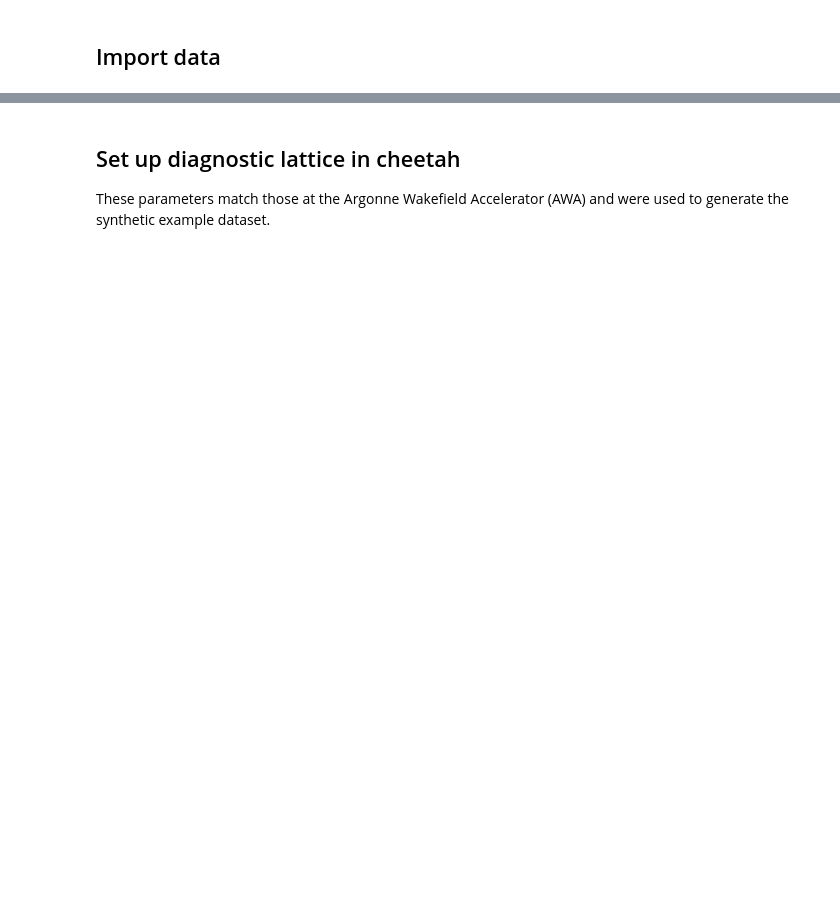
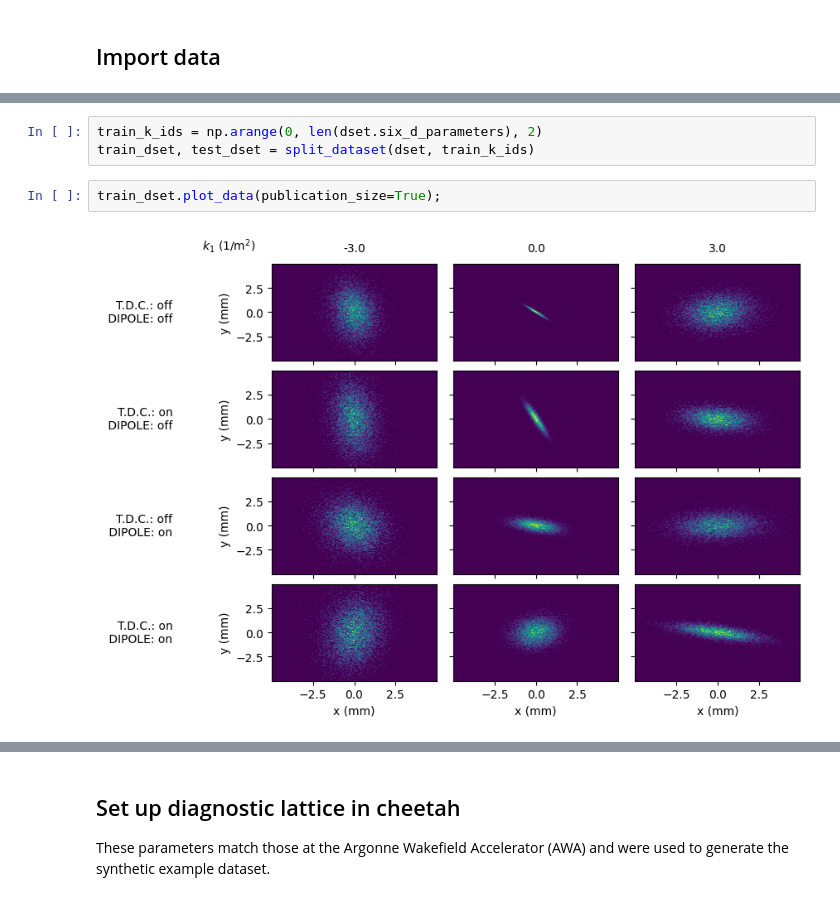
Before and after one commit to roussel-ryan/gpsr, a Jupyter notebook: docs/examples/example_reconstruction_6d.ipynb, the cells around one changed output, grey strips where cells are left out. Drawn from its saved outputs; the diff is of its cells as text; blank space fills up the shorter version.

```diff
--- a/docs/examples/example_reconstruction_6d.ipynb
+++ b/docs/examples/example_reconstruction_6d.ipynb
@@ -27,3 +28,10 @@ obs_dataset.plot_data(publication_size=True);
 # %% [output]
 torch.Size([10, 2, 3]) torch.Size([5, 2, 2, 3]) torch.Size([10, 200, 200]) torch.Size([5, 2, 200, 200]) <class 'cheetah.accelerator.screen.Screen'>
 [figure]
+# %%
+train_k_ids = np.arange(0, len(dset.six_d_parameters), 2)
+train_dset, test_dset = split_dataset(dset, train_k_ids)
+# %%
+train_dset.plot_data(publication_size=True);
+# %% [output]
+[figure, added]
```
Also changed, not shown: parts of 7 cells of this notebook.
